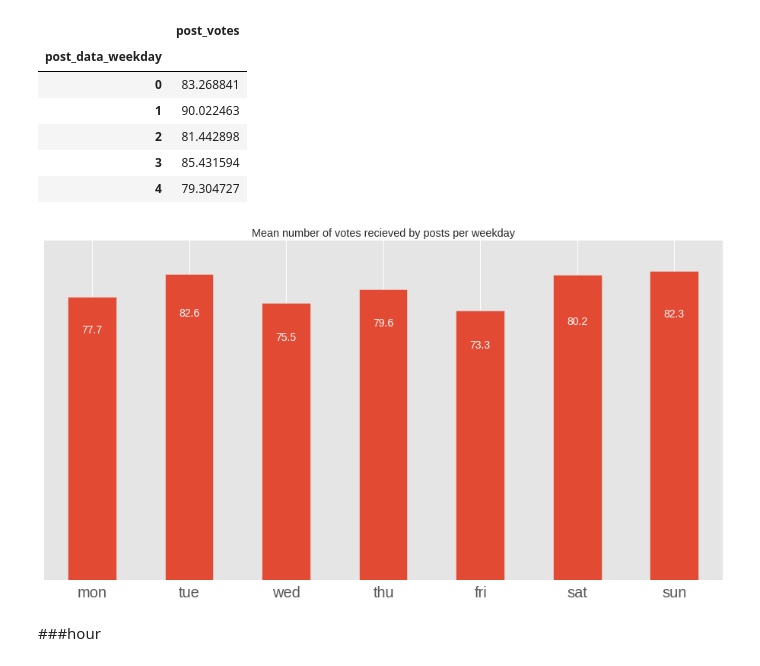
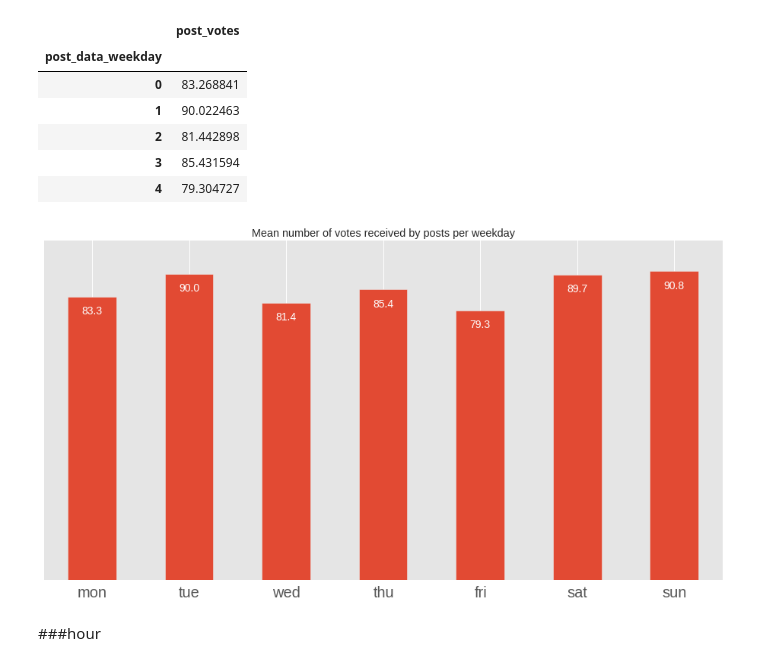
Before and after one commit to edoven/producthunt-analysis, a Jupyter notebook: analysis.ipynb, the cells around one changed output. Cells and saved outputs as stored; diff of their text form; code cells hidden in the pictures.

Commit message:
some grammar errors corrected. Some old variable names updated

```diff
--- a/analysis.ipynb
+++ b/analysis.ipynb
@@ -108,7 +108,7 @@ median: 3
 # %% [markdown]
 ###Let's get top voted and commented posts
 # %%
-posts.sort('post_votes', ascending=False).head(10)[['post_name', 'post_tagline','post_comments','post_votes']].head(10)
+posts.sort('post_votes', ascending=False)[['post_name', 'post_tagline','post_comments','post_votes']].head(10)
 # %% [output]
 |  | post_name | post_tagline | post_comments | post_votes |
 | 2605 | Startup Stash | A curated directory of 400 resour... | 116 | 2520 |
@@ -737,24 +739,24 @@ postsPerWeek_mean.head()
 # %%
 postsPerWeek_mean.plot(kind='bar',
                          figsize=(16, 8),
                          legend=False,
                          yticks=[],
                          grid=None)
 
 for i in range(len(postsPerWeek_mean)):
-    day = meanVotesPerWeekday.index.values[i]
-    value = meanVotesPerWeekday.post_votes.values[i]
+    day = postsPerWeek_mean.index.values[i]
+    value = postsPerWeek_mean.post_votes.values[i]
     plt.text(day-0.1, value-5, str(round(value,1)), fontsize=14, color='white')
 
 plt.xticks(np.arange(0,7,1), ['mon','tue','wed','thu','fri','sat','sun'],
            rotation=0,
            fontsize=20)
 
-plt.title('Mean number of votes recieved by posts per weekday')
+plt.title('Mean number of votes received by posts per weekday')
 plt.xlabel('')
 plt.show()
 # %% [output]
-[figure, old version]
+[figure, new version]
 # %% [markdown]
 ###hour
 # %%
```
Also changed, not shown: parts of 9 cells of this notebook.
